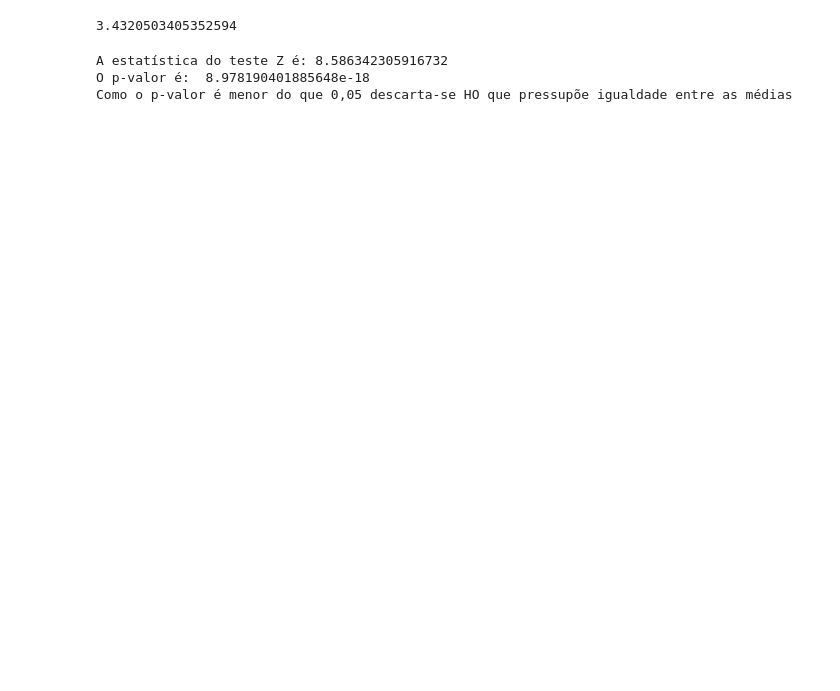
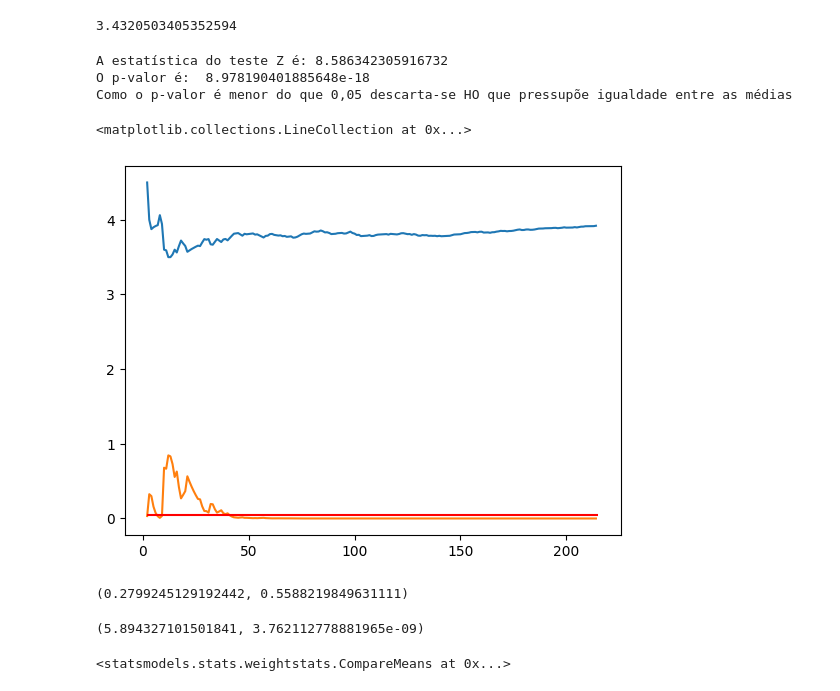
Before and after one commit to fcardosoo/Alura-011-Data-Science-testes-estat-sticos-com-Python, a Jupyter notebook: Data-science-Introducao-a-testes.ipynb, the cells around one changed output. Drawn from its saved outputs; the diff is of its cells as text; code cells hidden in the pictures; blank space fills up the shorter version.

```diff
--- a/Data-science-Introducao-a-testes.ipynb
+++ b/Data-science-Introducao-a-testes.ipynb
@@ -626,3 +478,22 @@ print('Como o p-valor é menor do que 0,05 descarta-se HO que pressupõe igualda
 A estatística do teste Z é: 8.586342305916732
 O p-valor é:  8.978190401885648e-18
 Como o p-valor é menor do que 0,05 descarta-se HO que pressupõe igualdade entre as médias
+# %%
+np.random.seed(75241)
+temp = notas1.sample(frac=1).rating
+
+medias = list()
+
+def calcula_teste(i):
+    media = temp[0:i].mean()
+    stat, p = ztest(temp[0:i], value=x)
+    return (i, media, p)
+
+valores = np.array([calcula_teste(i) for i in range(2, len(temp))])
+# medias
+plt.plot(valores[:,0], valores[:,1])
+plt.plot(valores[:,0], valores[:,2])
+plt.hlines(y = 0.05, xmin = 2, xmax = len(temp), colors='r')
+# %% [output]
+<matplotlib.collections.LineCollection at 0x...>
+[figure, added]
@@ -628,0 +502,15 @@ Como o p-valor é menor do que 0,05 descarta-se HO que pressupõe igualdade entr
+# %%
+zconfint(notas1.rating, notas.rating)
+# %% [output]
+(0.2799245129192442, 0.5588219849631111)
+# %%
+print(ztest(notas1.rating, notas.rating))
+# %% [output]
+(5.894327101501841, 3.762112778881965e-09)
+# %%
+descr_todas_as_notas = DescrStatsW(notas.rating)
+descr_toystory = DescrStatsW(notas1.rating)
+comparacao = descr_todas_as_notas.get_compare(descr_toystory)
+comparacao
+# %% [output]
+<statsmodels.stats.weightstats.CompareMeans at 0x...>
```
Also changed, not shown: parts of 23 cells of this notebook.
